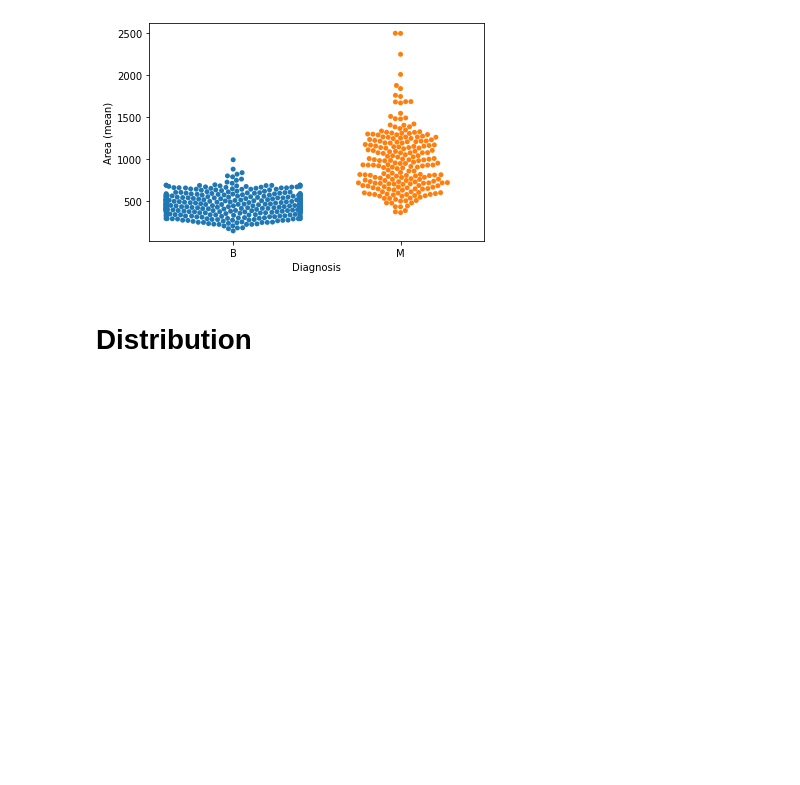
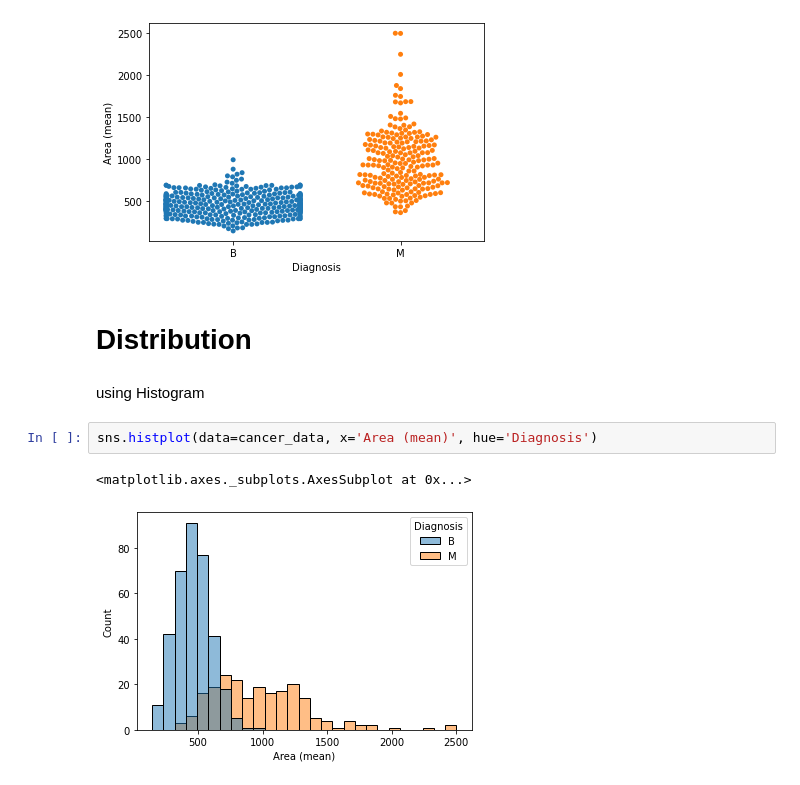
Before and after one commit to notyourfriends/Kaggle, a Jupyter notebook: Untitled0.ipynb, the cells around one changed output. Drawn from its saved outputs; the diff is of its cells as text; blank space fills up the shorter version.

```diff
--- a/Untitled0.ipynb
+++ b/Untitled0.ipynb
@@ -75,3 +61,10 @@ sns.swarmplot(x=cancer_data['Diagnosis'], y=cancer_data['Area (mean)'])
 [figure]
 # %% [markdown]
 # Distribution
+# %% [markdown]
+using Histogram
+# %%
+sns.histplot(data=cancer_data, x='Area (mean)', hue='Diagnosis')
+# %% [output]
+<matplotlib.axes._subplots.AxesSubplot at 0x...>
+[figure, added]
```
Also changed, not shown: parts of 10 cells of this notebook.
